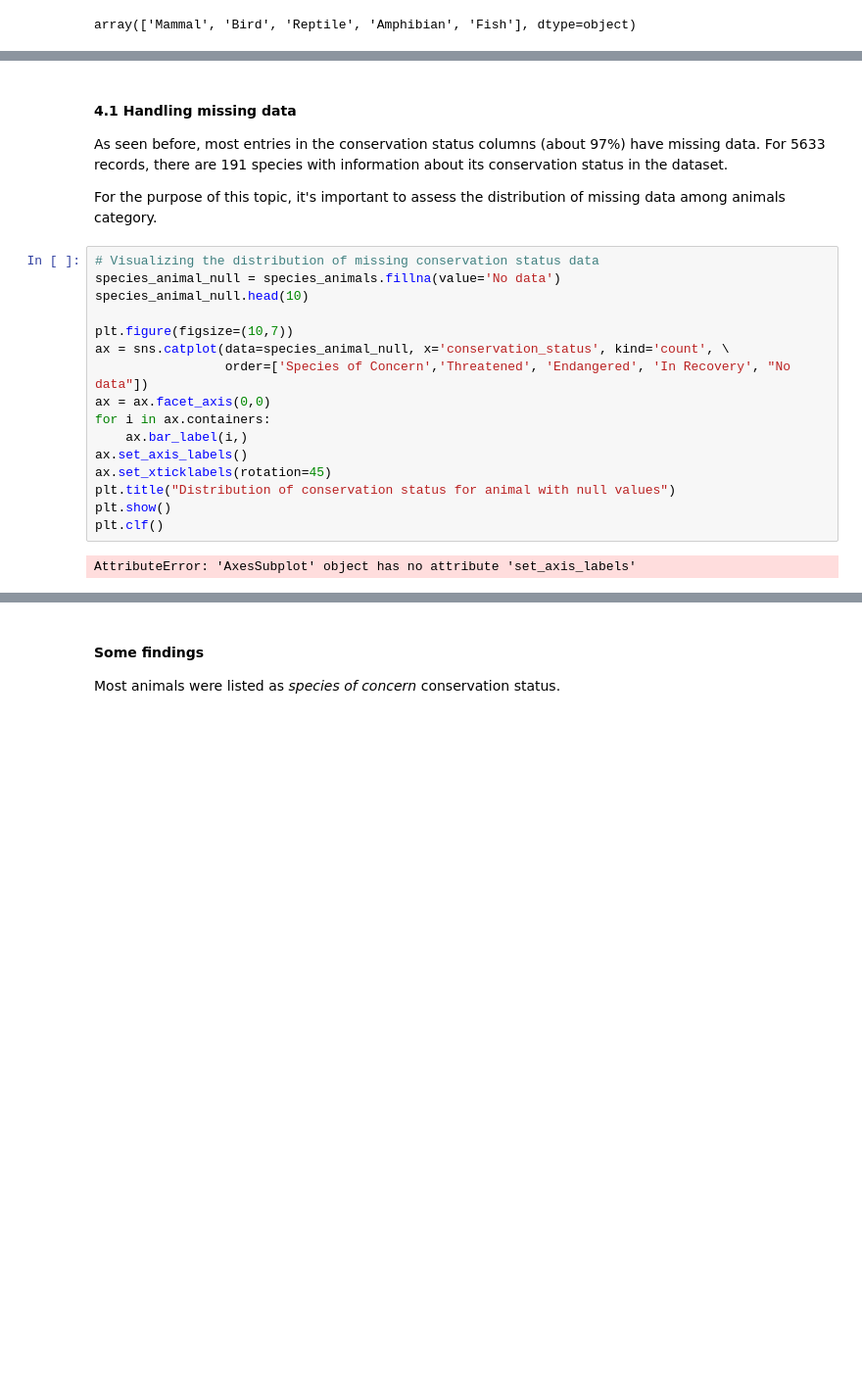
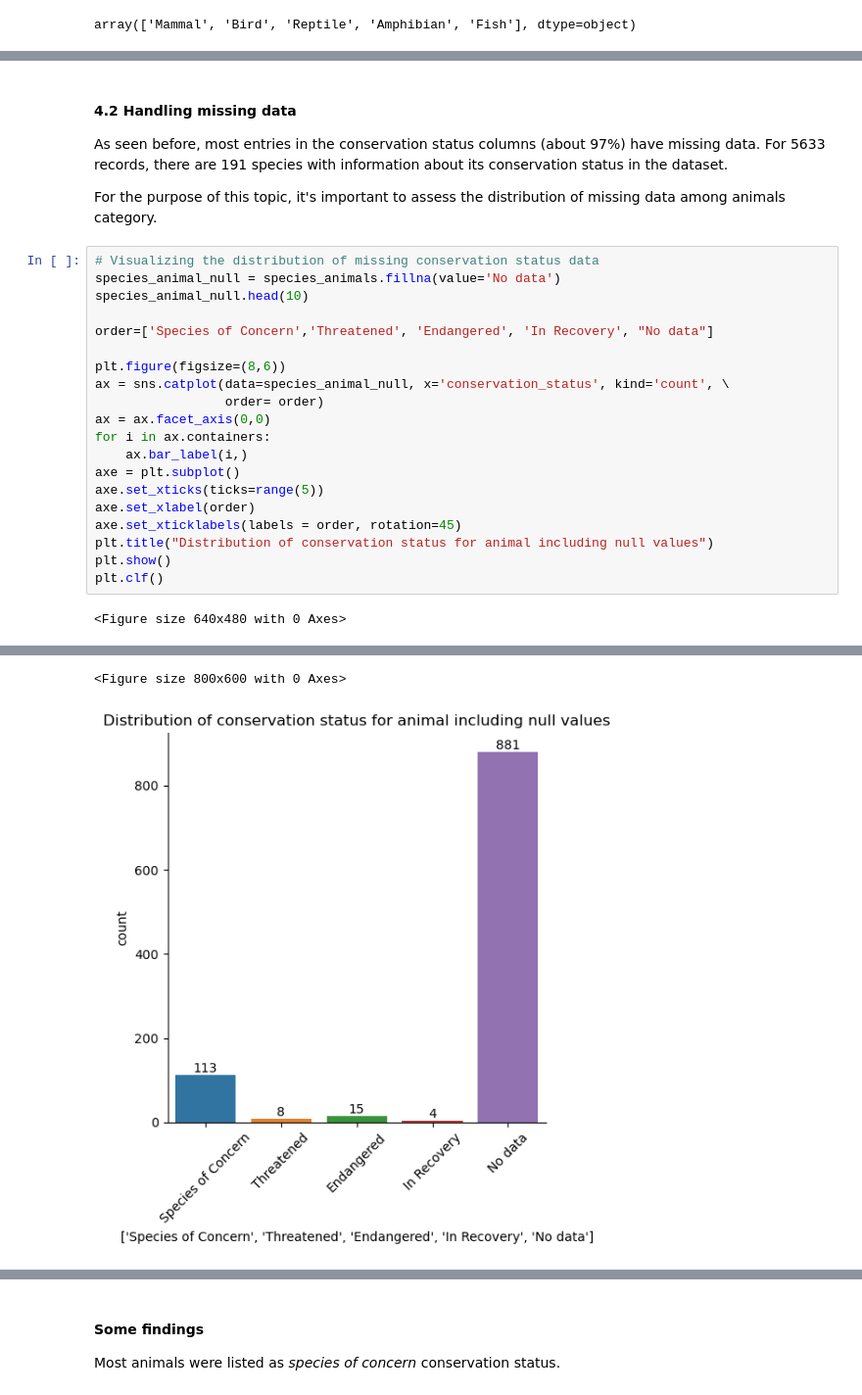
Before and after one commit to ElianeSato/biodiversity, a Jupyter notebook: biodiversity.ipynb, the cells around one changed output, grey strips where cells are left out. Shown: that part at 98% size. Cells and saved outputs as stored; diff of their text form; blank space fills up the shorter version.

```diff
--- a/biodiversity.ipynb
+++ b/biodiversity.ipynb
@@ -579,5 +605,5 @@ for i in ax.containers:
 # %% [markdown]
-#### 4.1 Handling missing data
+#### 4.2 Handling missing data
 
 As seen before, most entries in the conservation status columns (about 97%) have missing data. For 5633 records, there are 191 species with information about its conservation status in the dataset.
 
@@ -587,16 +613,20 @@ For the purpose of this topic, it's important to assess the distribution of miss
 species_animal_null = species_animals.fillna(value='No data')
 species_animal_null.head(10)
 
-plt.figure(figsize=(10,7))
+order=['Species of Concern','Threatened', 'Endangered', 'In Recovery', "No data"]
+
+plt.figure(figsize=(8,6))
 ax = sns.catplot(data=species_animal_null, x='conservation_status', kind='count', \
-                 order=['Species of Concern','Threatened', 'Endangered', 'In Recovery', "No data"])
+                 order= order)
 ax = ax.facet_axis(0,0)
 for i in ax.containers:
     ax.bar_label(i,)
-ax.set_axis_labels()
-ax.set_xticklabels(rotation=45)
-plt.title("Distribution of conservation status for animal with null values")
+axe = plt.subplot()
+axe.set_xticks(ticks=range(5))
+axe.set_xlabel(order)
+axe.set_xticklabels(labels = order, rotation=45)
+plt.title("Distribution of conservation status for animal including null values")
 plt.show()
 plt.clf()
 # %% [output]
-AttributeError: 'AxesSubplot' object has no attribute 'set_axis_labels'
+<Figure size 640x480 with 0 Axes>
@@ -602,0 +634,2 @@ AttributeError: 'AxesSubplot' object has no attribute 'set_axis_labels'
+<Figure size 800x600 with 0 Axes>
+[figure, added]
```
Also changed, not shown: parts of 21 cells of this notebook.
